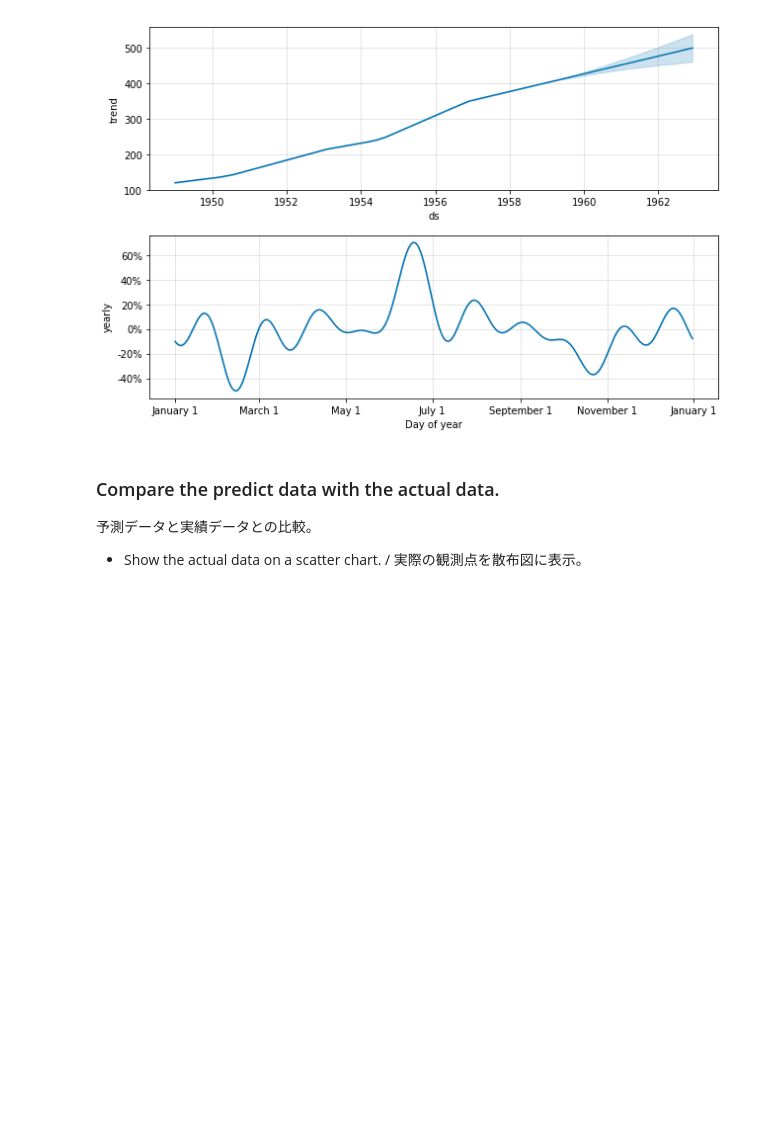
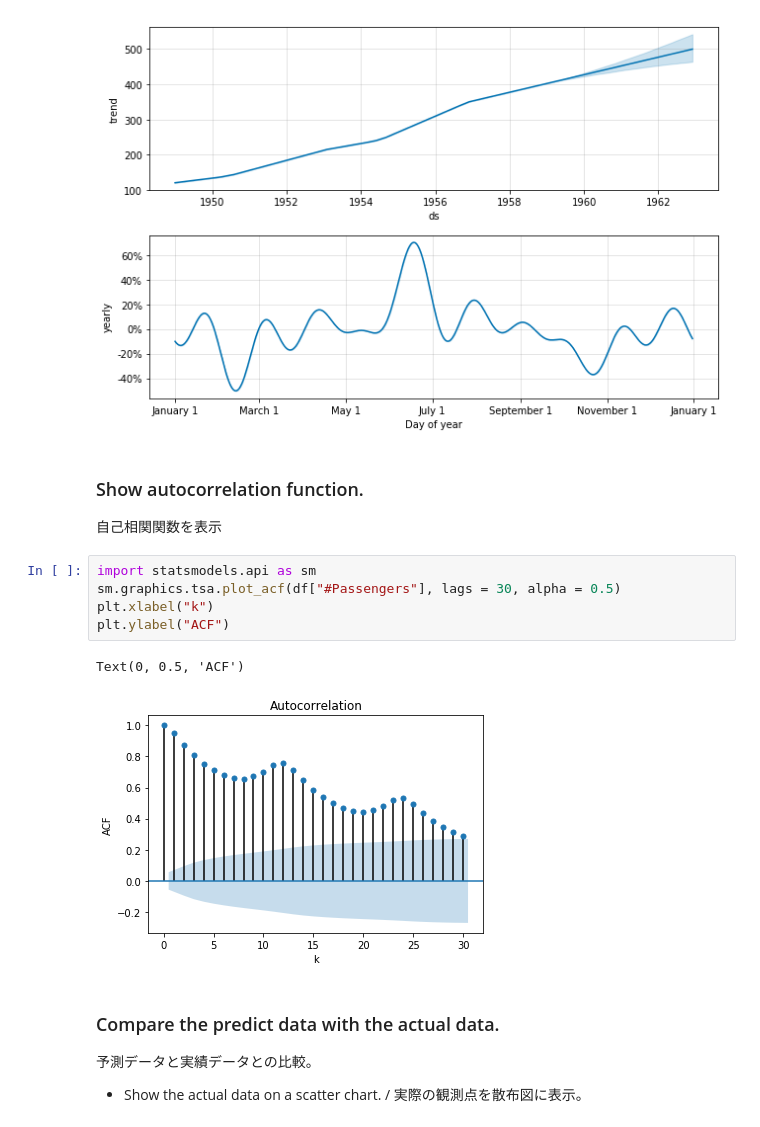
Before and after one commit to okagen/study, a Jupyter notebook: studyGoogleColaboratory.ipynb, the cells around one changed output. Saved outputs shown, nothing was run; the diff lists cells and outputs as text; blank space fills up the shorter version.

```diff
--- a/studyGoogleColaboratory.ipynb
+++ b/studyGoogleColaboratory.ipynb
@@ -199,6 +202,17 @@ a = add_changepoints_to_plot(fig.gca(), m, forecast)
 fig = m.plot_components(forecast)
 # %% [output]
 [figure]
+# %% [markdown]
+### Show autocorrelation function.
+自己相関関数を表示
+# %%
+import statsmodels.api as sm
+sm.graphics.tsa.plot_acf(df["#Passengers"], lags = 30, alpha = 0.5)
+plt.xlabel("k")
+plt.ylabel("ACF")
+# %% [output]
+Text(0, 0.5, 'ACF')
+[figure, added]
 # %% [markdown]
 ### Compare the predict data with the actual data.
 予測データと実績データとの比較。
```
Also changed, not shown: parts of 5 cells of this notebook.
